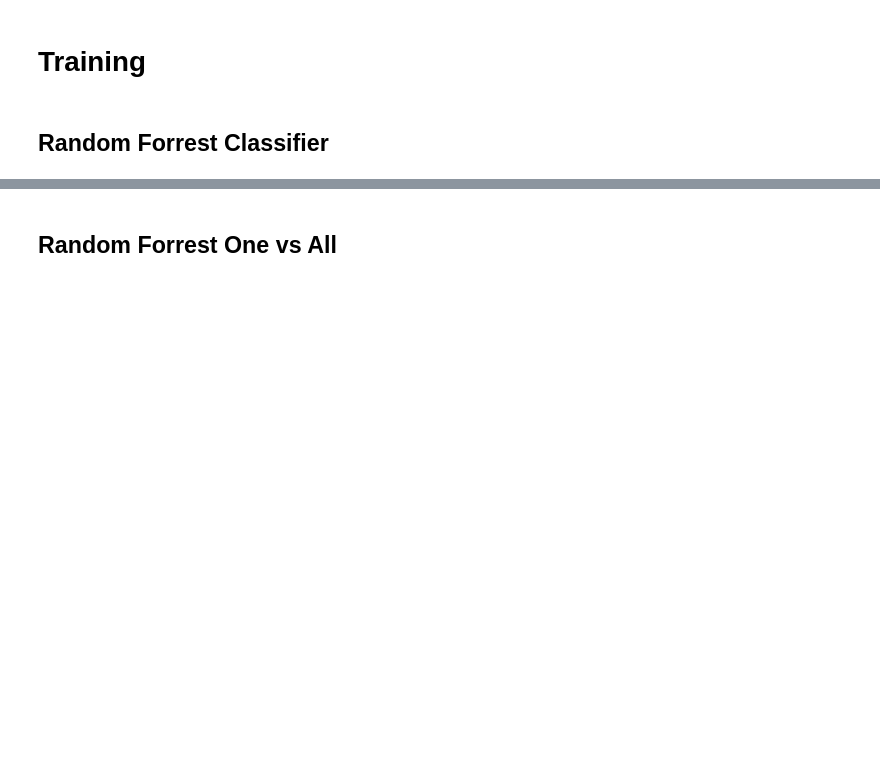
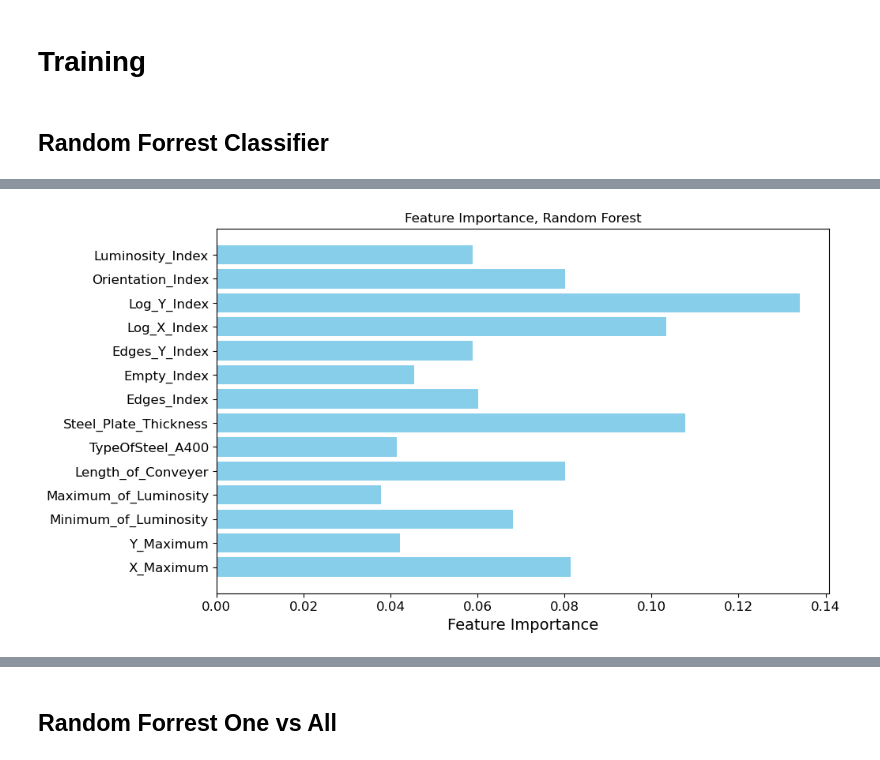
Before and after one commit to Hakonimatata/MachineLearning, a Jupyter notebook: Assignment_1/A1.ipynb, the cells around one changed output, grey strips where cells are left out. Drawn from its saved outputs; the diff is of its cells as text; code cells hidden in the pictures; blank space fills up the shorter version.

```diff
--- a/Assignment_1/A1.ipynb
+++ b/Assignment_1/A1.ipynb
@@ -272,0 +436,11 @@ weighted avg       0.61      0.34      0.42      3676
+# %%
+# Feature Importance Plot
+importances = random_forrest_clf.feature_importances_
+feature_names = X_train.columns
+plt.figure(figsize=(10, 6))
+plt.barh(feature_names, importances, color="skyblue")
+plt.xlabel("Feature Importance")
+plt.title("Feature Importance, Random Forest")
+plt.show()
+# %% [output]
+[figure, added]
```
Also changed, not shown: parts of 38 cells of this notebook, 9 other files.
